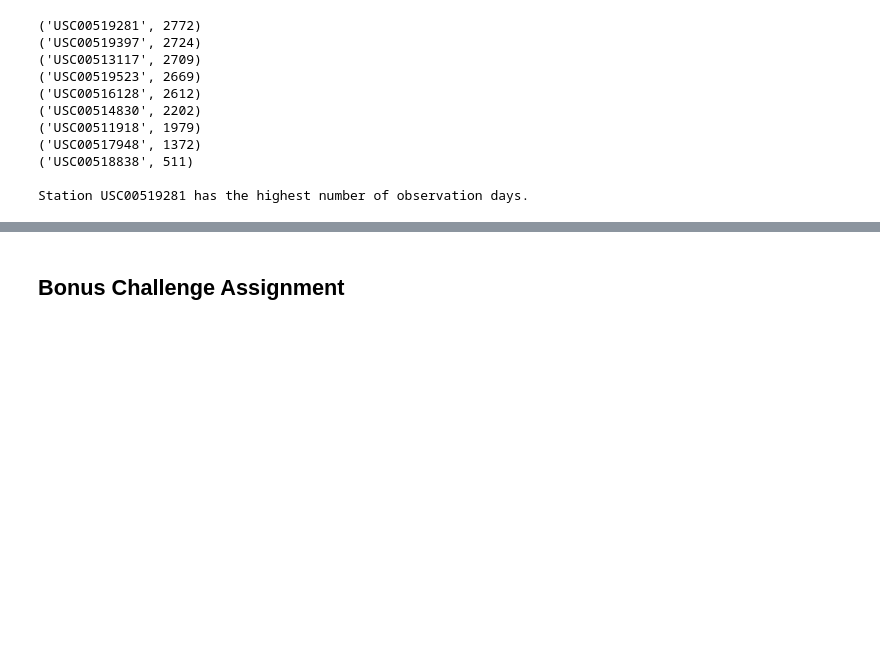
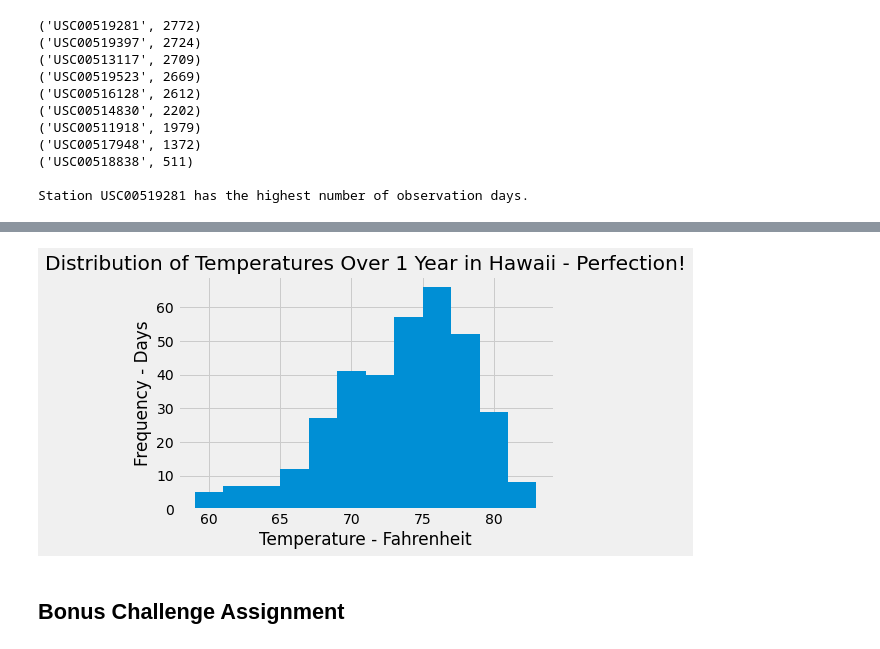
Before and after one commit to saguaroland1939/sqlalchemy-challenge, a Jupyter notebook: Vacation_forecast.ipynb, the cells around one changed output, grey strips where cells are left out. Saved outputs shown, nothing was run; the diff lists cells and outputs as text; code cells hidden in the pictures; blank space fills up the shorter version.

```diff
--- a/Vacation_forecast.ipynb
+++ b/Vacation_forecast.ipynb
@@ -232,0 +268,9 @@ Average precipitation: 0.21 inches
+# %%
+# For the station with the most observations, query the last year of temperature data.
+results = session.query(Measurement.tobs).filter(Measurement.station == highest_number).\
+filter(Measurement.date >= year_ago).all()
+
+# Convert session.query object to Pandas DataFrame.
+temp_df = pd.DataFrame(results)
+
+temp_df.head()
@@ -233,3 +284,13 @@ Average precipitation: 0.21 inches
+# %%
+# Plot histogram of last year of temperature data for station with most observations.
+
+plt.hist(temp_df["tobs"], bins = 12)
+plt.title("Distribution of Temperatures Over 1 Year in Hawaii - Perfection!")
+plt.xlabel("Temperature - Fahrenheit")
+plt.ylabel("Frequency - Days")
+plt.show()
+# %% [output]
+[figure, added]
 # %% [markdown]
 ## Bonus Challenge Assignment
 # %%
```
Also changed, not shown: parts of 14 cells of this notebook, 1 other file.
